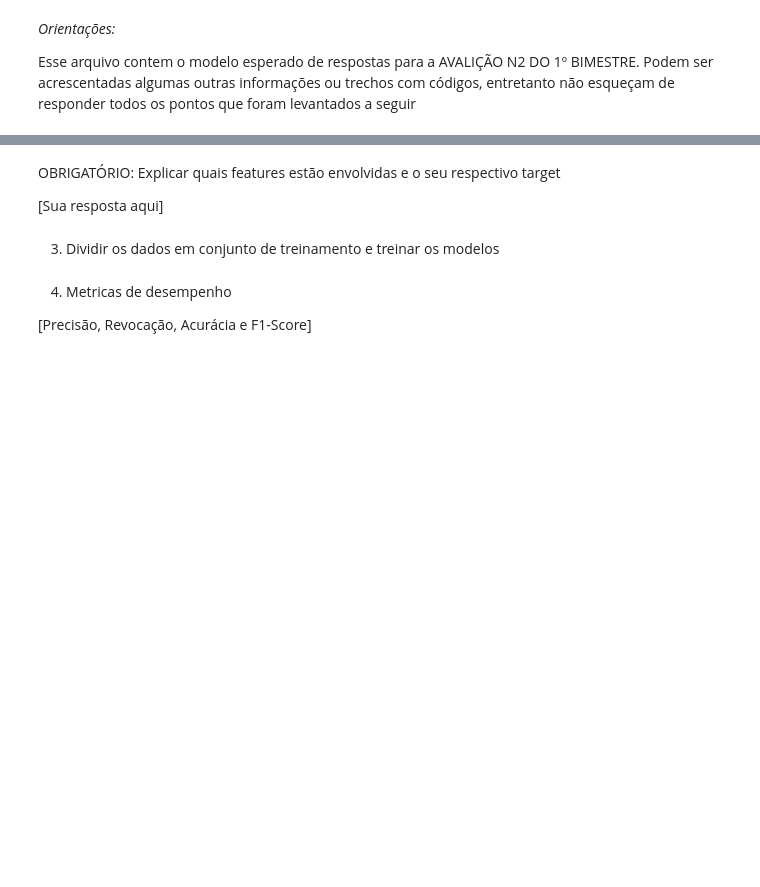
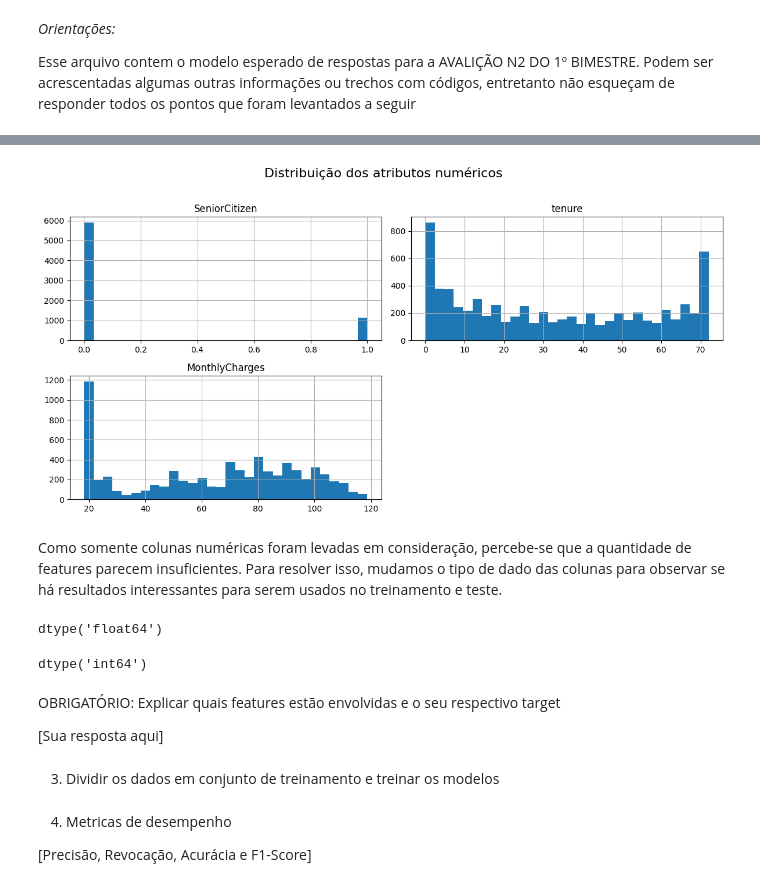
Before and after one commit to Lucas-O-S/Modelos_Classificat-rios_IA_N2, a Jupyter notebook: Telco_Customer_Churn.ipynb, the cells around one changed output, grey strips where cells are left out. Saved outputs shown, nothing was run; the diff lists cells and outputs as text; code cells hidden in the pictures; blank space fills up the shorter version.

```diff
--- a/Telco_Customer_Churn.ipynb
+++ b/Telco_Customer_Churn.ipynb
@@ -54,0 +71,2 @@ Requirement already satisfied: threadpoolctl>=3.1.0 in /usr/local/lib/python3.10
+# %%
+urlDataset = "https://raw.githubusercontent.com/Lucas-O-S/Modelos_Classificat-rios_IA_N2/refs/heads/main/Telco%20Customer%20Churn.csv"
@@ -55,3 +76,5 @@ Requirement already satisfied: threadpoolctl>=3.1.0 in /usr/local/lib/python3.10
+# %%
+data = pd.read_csv(urlDataset)
 # %%
 # Vamos carregar dados publicos
 # %% [markdown]
@@ -58,0 +146,19 @@ Requirement already satisfied: threadpoolctl>=3.1.0 in /usr/local/lib/python3.10
+# %%
+# Remoção do "customerID", pois ele não carrega informação preditiva
+data_sem_id = data.drop(columns=['customerID'])
+# %%
+data_sem_id.hist(bins=30, figsize=(12, 6))
+plt.suptitle("Distribuição dos atributos numéricos", fontsize=16, y=1.02)
+plt.tight_layout()
+plt.show()
+# %% [output]
+[figure, added]
+# %% [markdown]
+Como somente colunas numéricas foram levadas em consideração, percebe-se que a quantidade de features parecem insuficientes.
+Para resolver isso, mudamos o tipo de dado das colunas para observar se há resultados interessantes para serem usados no treinamento e teste.
+# %%
+# Transformando TotalCharges para um tipo numérico
+data["TotalCharges"] = pd.to_numeric(data["TotalCharges"], errors="coerce")
+data["TotalCharges"].dtype
+# %% [output]
+dtype('float64')
@@ -59,3 +173,9 @@ Requirement already satisfied: threadpoolctl>=3.1.0 in /usr/local/lib/python3.10
+# %%
+# Como nosso alvo é do tipo object ("Yes"/"No"), convertemos para inteiro
+data["Churn"] = data["Churn"].map({"Yes": 1, "No": 0})
+data["Churn"].dtype
+# %% [output]
+dtype('int64')
 # %% [markdown]
 OBRIGATÓRIO: Explicar quais features estão envolvidas e o seu respectivo target
 
```
Also changed, not shown: parts of 17 cells of this notebook.
